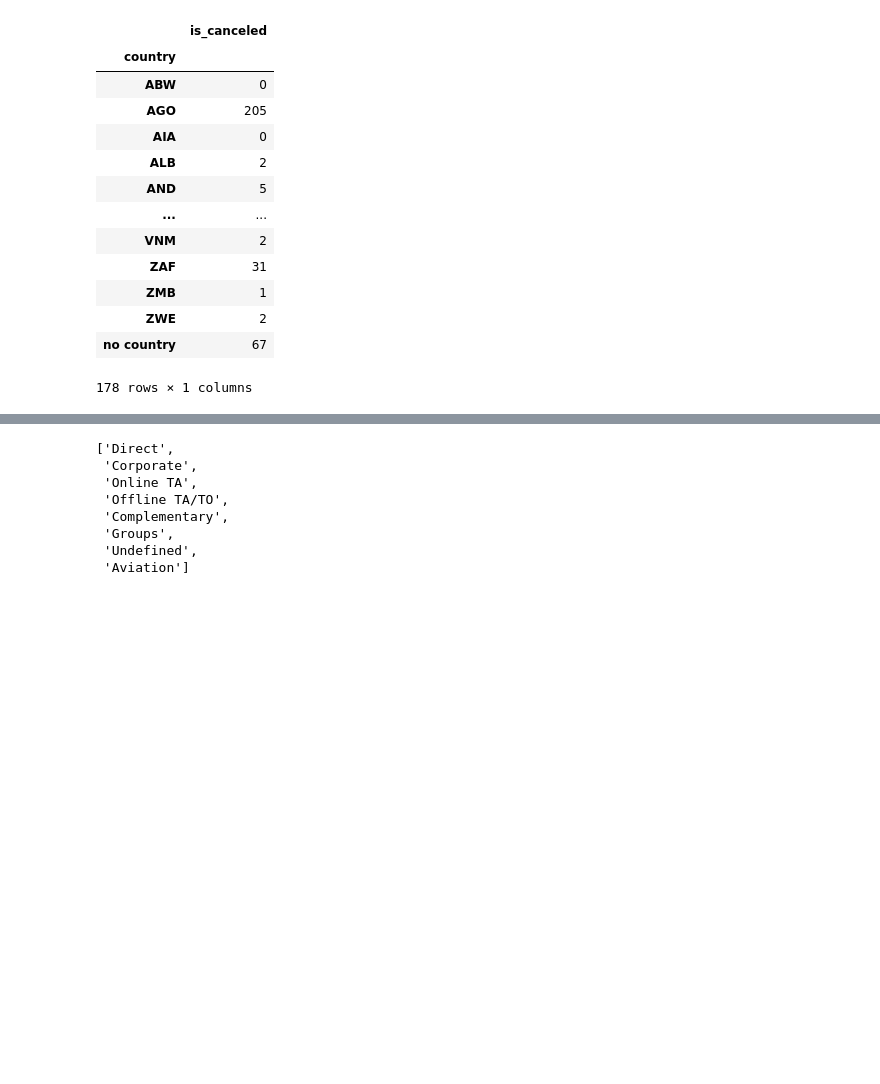
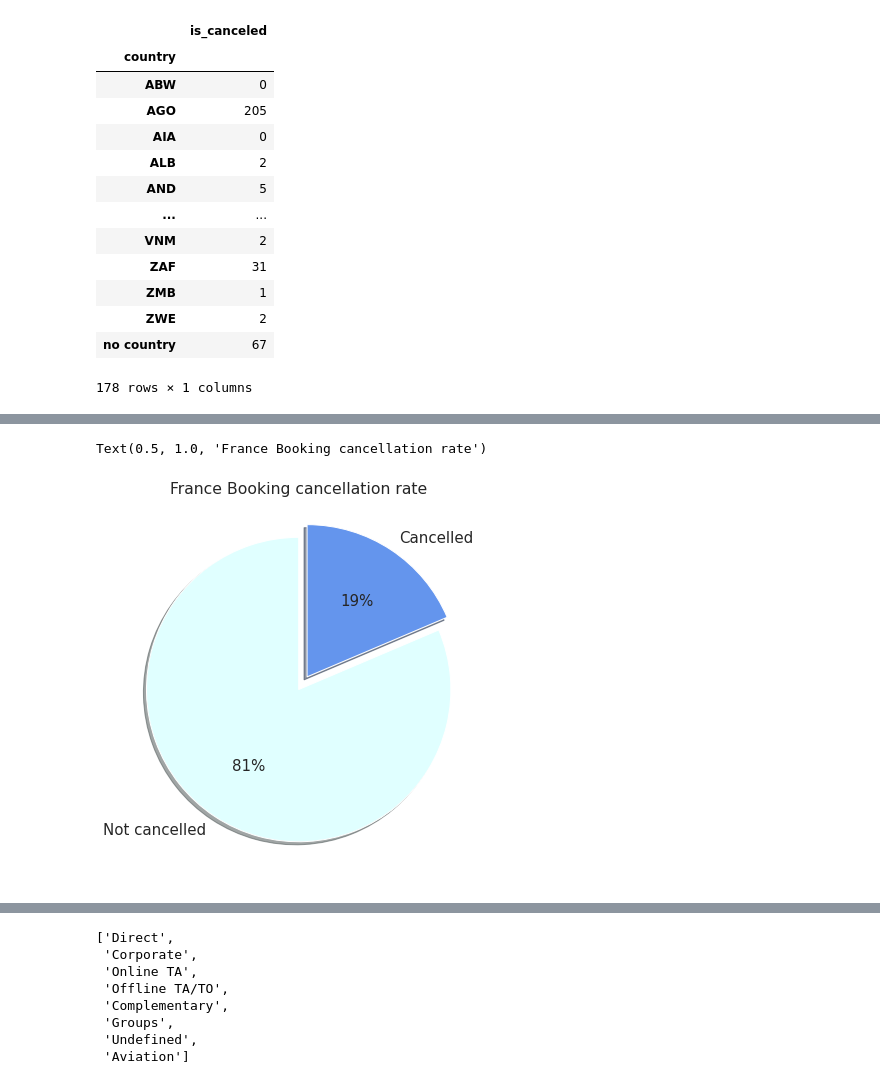
Before and after one commit to SethupathyM/EDA---Capstone-Project, a Jupyter notebook: Hotel_Booking_Capstone_Project.ipynb, the cells around one changed output, grey strips where cells are left out. Cells and saved outputs as stored; diff of their text form; code cells hidden in the pictures; blank space fills up the shorter version.

```diff
--- a/Hotel_Booking_Capstone_Project.ipynb
+++ b/Hotel_Booking_Capstone_Project.ipynb
@@ -689,0 +710,6 @@ for country in country_list:
+# %%
+plt.pie(can_count[2],labels=z ,explode = [0,0.1],colors=['lightcyan','cornflowerblue'],radius=1,startangle=90,textprops={'fontsize': 15},autopct='%0.0f%%',shadow = True)
+plt.title('France Booking cancellation rate')
+# %% [output]
+Text(0.5, 1.0, 'France Booking cancellation rate')
+[figure, added]
```
Also changed, not shown: parts of 18 cells of this notebook.
